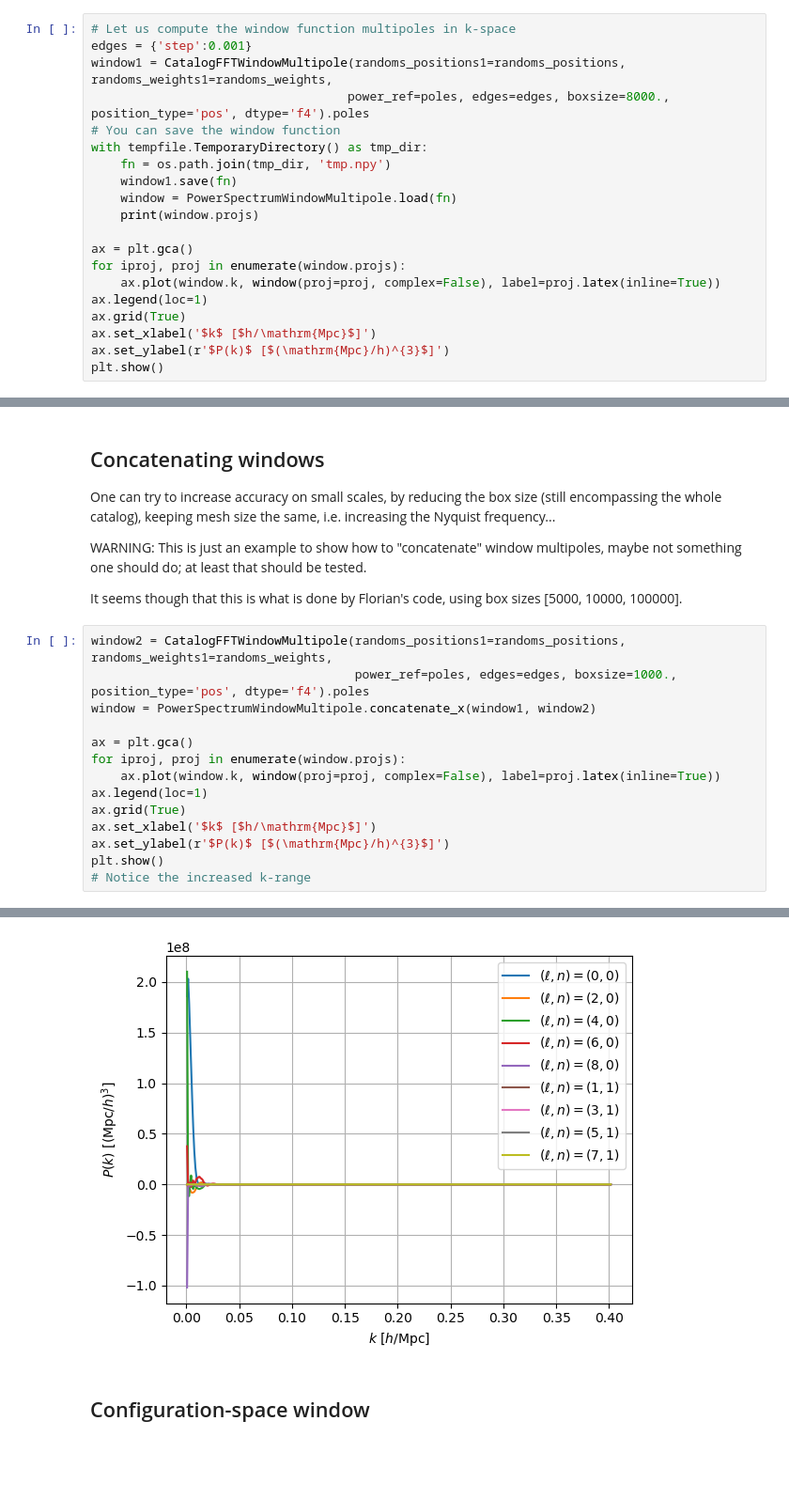
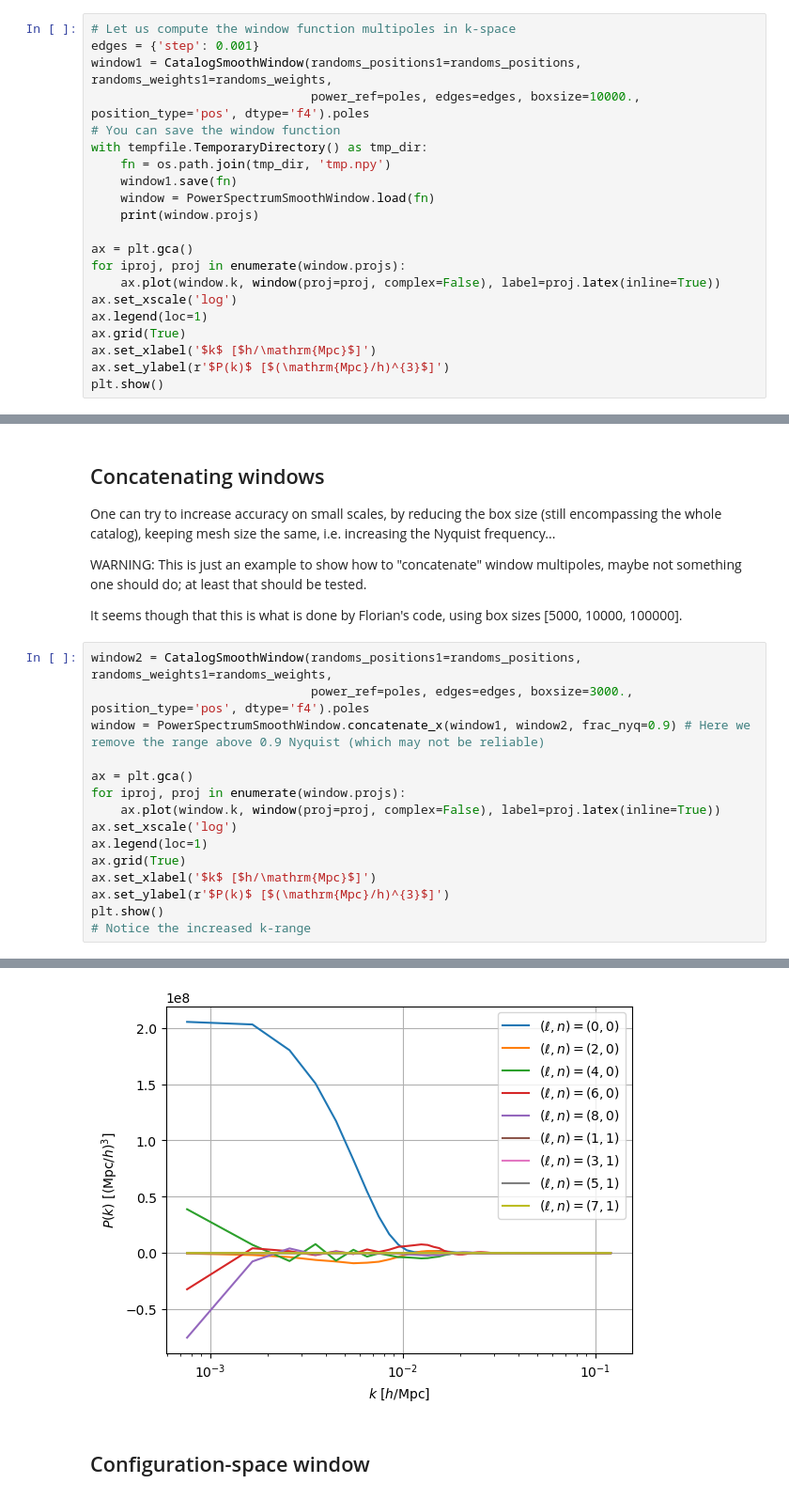
Before and after one commit to cosmodesi/pypower, a Jupyter notebook: nb/window_examples.ipynb, the cells around one changed output, grey strips where cells are left out. Shown at 94% size. Drawn from its saved outputs; the diff is of its cells as text; blank space fills up the shorter version.

```diff
--- a/nb/window_examples.ipynb
+++ b/nb/window_examples.ipynb
@@ -70,19 +70,20 @@ Normalization is 208.9278.
 # (Approximate) window function estimation
 # %%
 # Let us compute the window function multipoles in k-space
-edges = {'step':0.001}
-window1 = CatalogFFTWindowMultipole(randoms_positions1=randoms_positions, randoms_weights1=randoms_weights,
-                                   power_ref=poles, edges=edges, boxsize=8000., position_type='pos', dtype='f4').poles
+edges = {'step': 0.001}
+window1 = CatalogSmoothWindow(randoms_positions1=randoms_positions, randoms_weights1=randoms_weights,
+                              power_ref=poles, edges=edges, boxsize=10000., position_type='pos', dtype='f4').poles
 # You can save the window function
 with tempfile.TemporaryDirectory() as tmp_dir:
     fn = os.path.join(tmp_dir, 'tmp.npy')
     window1.save(fn)
-    window = PowerSpectrumWindowMultipole.load(fn)
+    window = PowerSpectrumSmoothWindow.load(fn)
     print(window.projs)
 
 ax = plt.gca()
 for iproj, proj in enumerate(window.projs):
     ax.plot(window.k, window(proj=proj, complex=False), label=proj.latex(inline=True))
+ax.set_xscale('log')
 ax.legend(loc=1)
 ax.grid(True)
 ax.set_xlabel('$k$ [$h/\mathrm{Mpc}$]')
@@ -117,13 +118,14 @@ WARNING: This is just an example to show how to "concatenate" window multipoles,
 
 It seems though that this is what is done by Florian's code, using box sizes [5000, 10000, 100000].
 # %%
-window2 = CatalogFFTWindowMultipole(randoms_positions1=randoms_positions, randoms_weights1=randoms_weights,
-                                    power_ref=poles, edges=edges, boxsize=1000., position_type='pos', dtype='f4').poles
-window = PowerSpectrumWindowMultipole.concatenate_x(window1, window2)
+window2 = CatalogSmoothWindow(randoms_positions1=randoms_positions, randoms_weights1=randoms_weights,
+                              power_ref=poles, edges=edges, boxsize=3000., position_type='pos', dtype='f4').poles
+window = PowerSpectrumSmoothWindow.concatenate_x(window1, window2, frac_nyq=0.9) # Here we remove the range above 0.9 Nyquist (which may not be reliable)
 
 ax = plt.gca()
 for iproj, proj in enumerate(window.projs):
     ax.plot(window.k, window(proj=proj, complex=False), label=proj.latex(inline=True))
+ax.set_xscale('log')
 ax.legend(loc=1)
 ax.grid(True)
 ax.set_xlabel('$k$ [$h/\mathrm{Mpc}$]')
@@ -151,4 +153,4 @@ plt.show()
-[figure, old version]
+[figure, new version]
 # %% [markdown]
 ## Configuration-space window
 # %%
```
Also changed, not shown: parts of 14 cells of this notebook, 22 other files.
